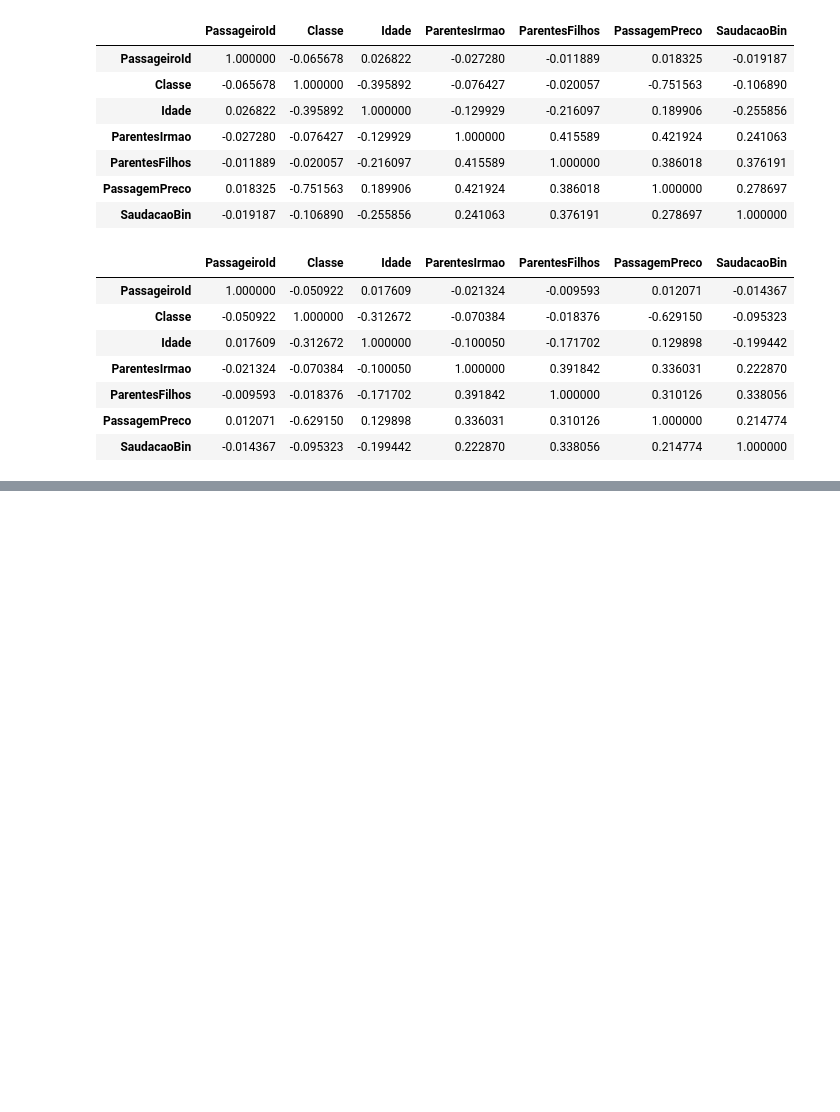
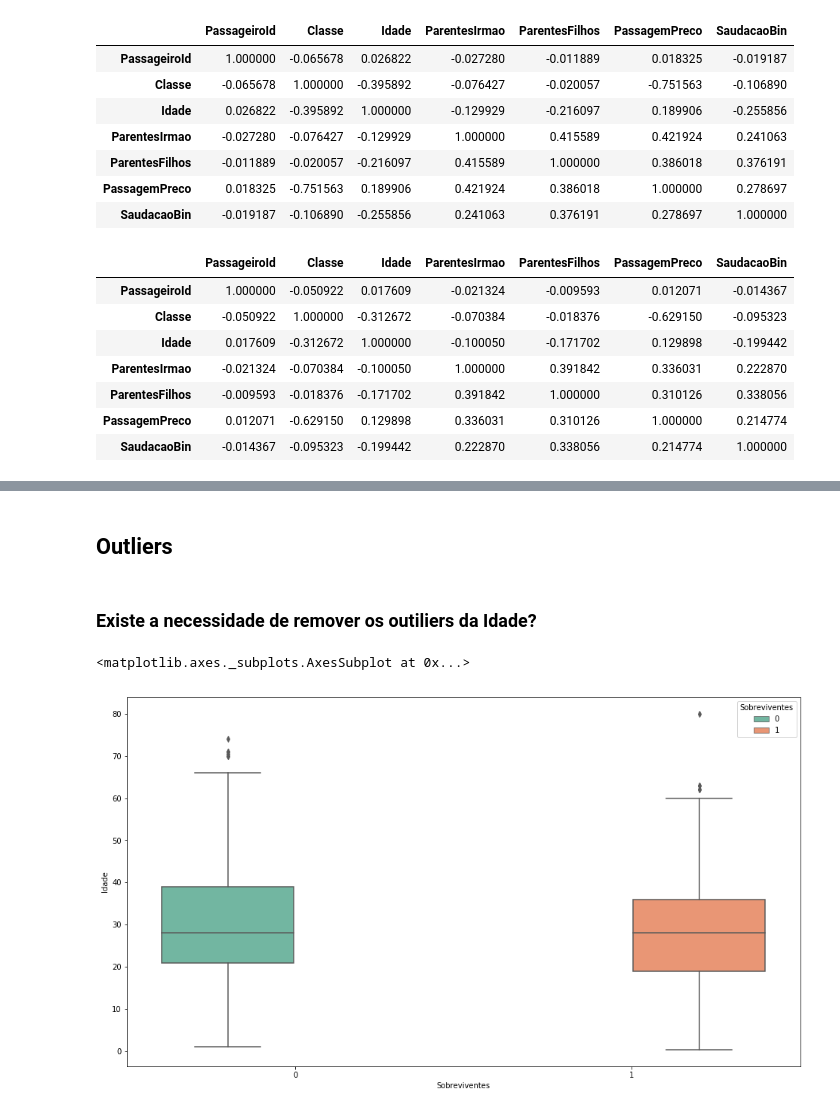
Before and after one commit to silvanopessoa/titanic, a Jupyter notebook: 01 - Análise Exploratória de Dados - Titanic.ipynb, the cells around one changed output, grey strips where cells are left out. Saved outputs shown, nothing was run; the diff lists cells and outputs as text; code cells hidden in the pictures; blank space fills up the shorter version.

```diff
--- a/01 - Análise Exploratória de Dados - Titanic.ipynb
+++ b/01 - Análise Exploratória de Dados - Titanic.ipynb
@@ -1494,2 +1494,17 @@ print(modeloExtraTreesClassifier.feature_importances_)
 # %%
 ### Resposta: Não. Mas futuramente pode ser possível.
+# %% [markdown]
+## Outliers
+# %% [markdown]
+### Existe a necessidade de remover os outiliers da Idade?
+# %%
+### Os dados de treino e teste são semelhantes nos outliers das idades, não tem necessidade de remover.
+sns.boxplot(
+    data = treino,
+    x='Sobreviventes',
+    hue='Sobreviventes',
+    y='Idade',
+    orient = "v", notch=False, palette="Set2",fliersize=5)
+# %% [output]
+<matplotlib.axes._subplots.AxesSubplot at 0x...>
+[figure, added]
```
Also changed, not shown: parts of 7 cells of this notebook.
